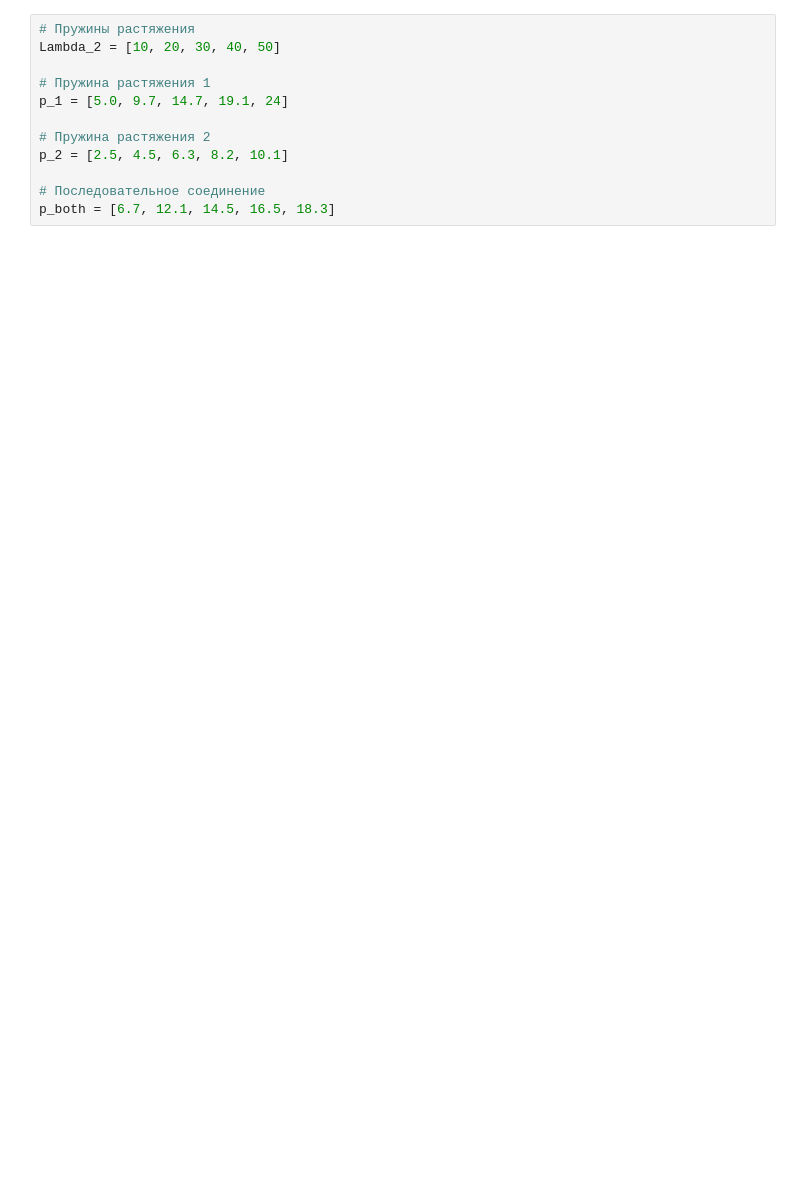
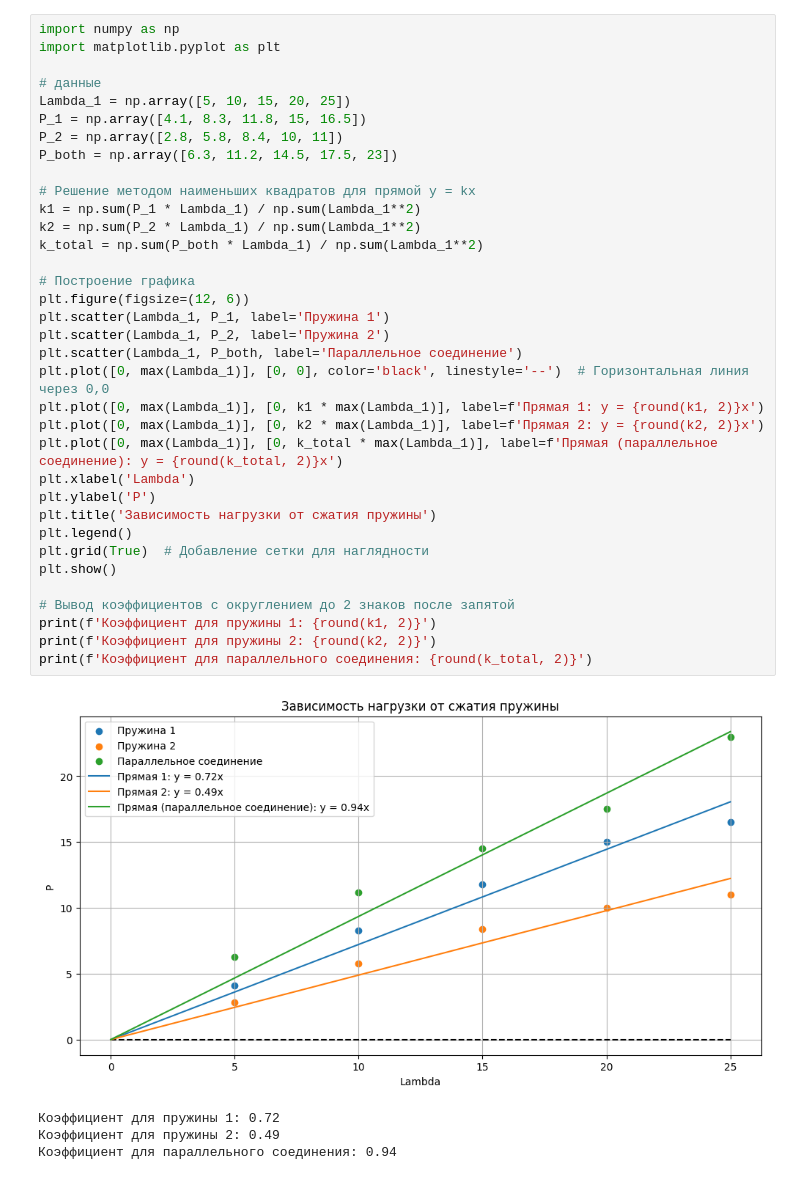
Before and after one commit to AlexShmigelskii/OKP, a Jupyter notebook: lab7.ipynb, the cells around one changed output. Cells and saved outputs as stored; diff of their text form; blank space fills up the shorter version.

Commit message:
graphs

```diff
--- a/lab7.ipynb
+++ b/lab7.ipynb
@@ -72,12 +1,40 @@ plt.show()
-# %%
-# Пружины растяжения
-Lambda_2 = [10, 20, 30, 40, 50]
-
-# Пружина растяжения 1
-p_1 = [5.0, 9.7, 14.7, 19.1, 24]
-
-# Пружина растяжения 2
-p_2 = [2.5, 4.5, 6.3, 8.2, 10.1]
-
-# Последовательное соединение
-p_both = [6.7, 12.1, 14.5, 16.5, 18.3]
+# %%
+import numpy as np
+import matplotlib.pyplot as plt
+
+# данные
+Lambda_1 = np.array([5, 10, 15, 20, 25])
+P_1 = np.array([4.1, 8.3, 11.8, 15, 16.5])
+P_2 = np.array([2.8, 5.8, 8.4, 10, 11])
+P_both = np.array([6.3, 11.2, 14.5, 17.5, 23])
+
+# Решение методом наименьших квадратов для прямой y = kx
+k1 = np.sum(P_1 * Lambda_1) / np.sum(Lambda_1**2)
+k2 = np.sum(P_2 * Lambda_1) / np.sum(Lambda_1**2)
+k_total = np.sum(P_both * Lambda_1) / np.sum(Lambda_1**2)
+
+# Построение графика
+plt.figure(figsize=(12, 6))
+plt.scatter(Lambda_1, P_1, label='Пружина 1')
+plt.scatter(Lambda_1, P_2, label='Пружина 2')
+plt.scatter(Lambda_1, P_both, label='Параллельное соединение')
+plt.plot([0, max(Lambda_1)], [0, 0], color='black', linestyle='--')  # Горизонтальная линия через 0,0
+plt.plot([0, max(Lambda_1)], [0, k1 * max(Lambda_1)], label=f'Прямая 1: y = {round(k1, 2)}x')
+plt.plot([0, max(Lambda_1)], [0, k2 * max(Lambda_1)], label=f'Прямая 2: y = {round(k2, 2)}x')
+plt.plot([0, max(Lambda_1)], [0, k_total * max(Lambda_1)], label=f'Прямая (параллельное соединение): y = {round(k_total, 2)}x')
+plt.xlabel('Lambda')
+plt.ylabel('P')
+plt.title('Зависимость нагрузки от сжатия пружины')
+plt.legend()
+plt.grid(True)  # Добавление сетки для наглядности
+plt.show()
+
+# Вывод коэффициентов с округлением до 2 знаков после запятой
+print(f'Коэффициент для пружины 1: {round(k1, 2)}')
+print(f'Коэффициент для пружины 2: {round(k2, 2)}')
+print(f'Коэффициент для параллельного соединения: {round(k_total, 2)}')
+# %% [output]
+[figure, added]
+Коэффициент для пружины 1: 0.72
+Коэффициент для пружины 2: 0.49
+Коэффициент для параллельного соединения: 0.94
```
Also changed, not shown: parts of 3 cells of this notebook.
